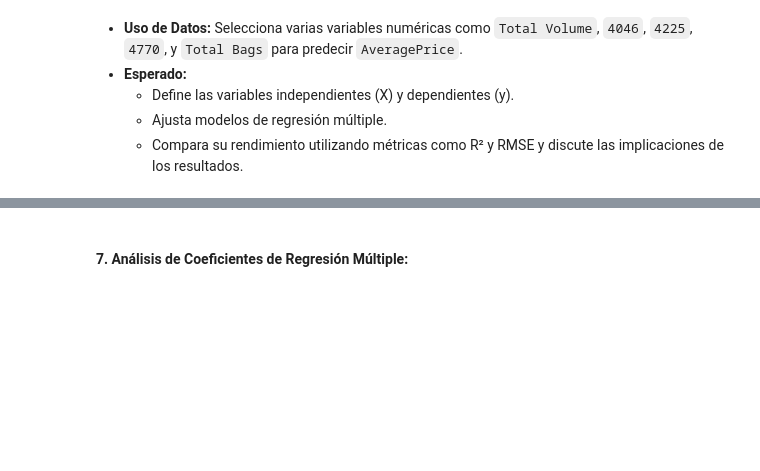
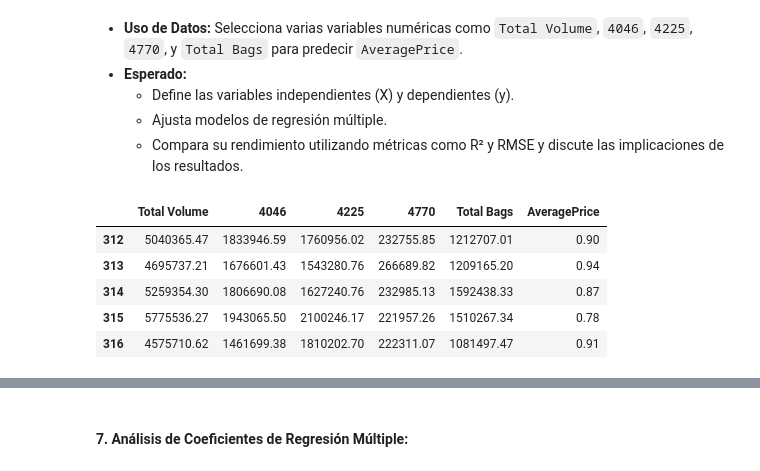
Before and after one commit to albagd77/MAGic-Avocado-TP1, a Jupyter notebook: 05_correlacion_y_regresion.ipynb, the cells around one changed output, grey strips where cells are left out. Cells and saved outputs as stored; diff of their text form; code cells hidden in the pictures; blank space fills up the shorter version.

```diff
--- a/05_correlacion_y_regresion.ipynb
+++ b/05_correlacion_y_regresion.ipynb
@@ -586,3 +586,14 @@ R^2: 1.0
      - Define las variables independientes (X) y dependientes (y).
      - Ajusta modelos de regresión múltiple.
      - Compara su rendimiento utilizando métricas como R² y RMSE y discute las implicaciones de los resultados.
+# %%
+df_ej6=greater_regions[['Total Volume', '4046','4225','4770','Total Bags', 'AveragePrice']]
+df_ej6=df_ej6.copy()
+df_ej6.head()
+# %% [output]
+|  | Total Volume | 4046 | 4225 | 4770 | Total Bags | AveragePrice |
+| 312 | 5040365.47 | 1833946.59 | 1760956.02 | 232755.85 | 1212707.01 | 0.90 |
+| 313 | 4695737.21 | 1676601.43 | 1543280.76 | 266689.82 | 1209165.20 | 0.94 |
+| 314 | 5259354.30 | 1806690.08 | 1627240.76 | 232985.13 | 1592438.33 | 0.87 |
+| 315 | 5775536.27 | 1943065.50 | 2100246.17 | 221957.26 | 1510267.34 | 0.78 |
+| 316 | 4575710.62 | 1461699.38 | 1810202.70 | 222311.07 | 1081497.47 | 0.91 |
```
Also changed, not shown: parts of 2 cells of this notebook.
